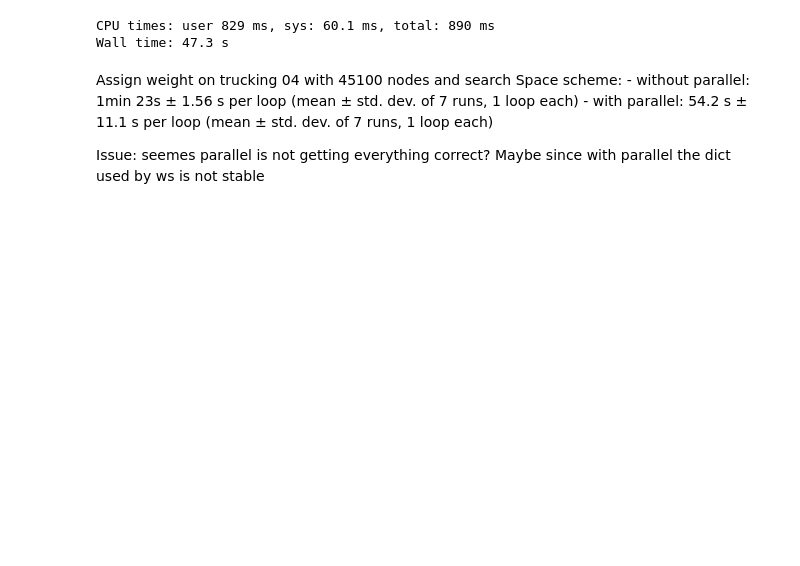
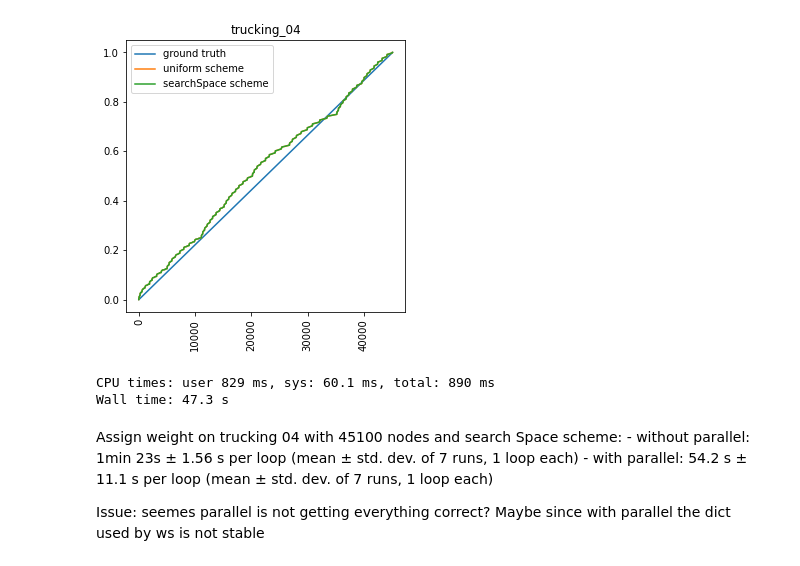
Before and after one commit to LongDangHoang/CPProgressEstimation, a Jupyter notebook: testground.ipynb, the cells around one changed output. Drawn from its saved outputs; the diff is of its cells as text; code cells hidden in the pictures; blank space fills up the shorter version.

```diff
--- a/testground.ipynb
+++ b/testground.ipynb
@@ -200,0 +176,19 @@ def assign_weight(nodes_df: pd.DataFrame, weight_scheme: str,
+# %%
+image_folder = 'graphs/'
+tree = 'benchmark_models/trucking/trees/04.sqlite'
+# info_df = to_df(tree, 'info').set_index('NodeID')
+# nodes_df = to_df(tree, 'nodes').set_index('NodeID')
+# map_dict = {}
+
+(fig, ax), nodes_df, info_df, cum_sums = \
+    make_graph_from_tree(image_folder, tree,
+        schemes=[
+            'uniform_scheme',
+            'searchSpace_scheme',
+        ],
+    write_to_sqlite=True,
+    save_image=True,
+    use_parallel=True
+    )
+# %% [output]
+[figure, added]
```
Also changed, not shown: parts of 18 cells of this notebook, 7 other files.
